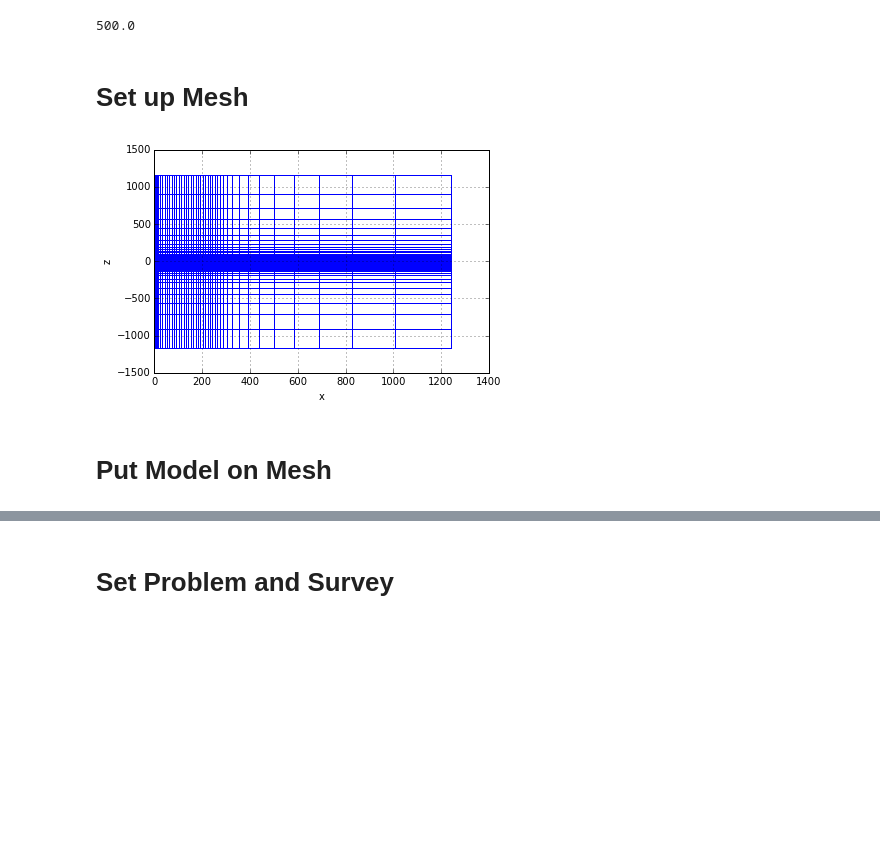
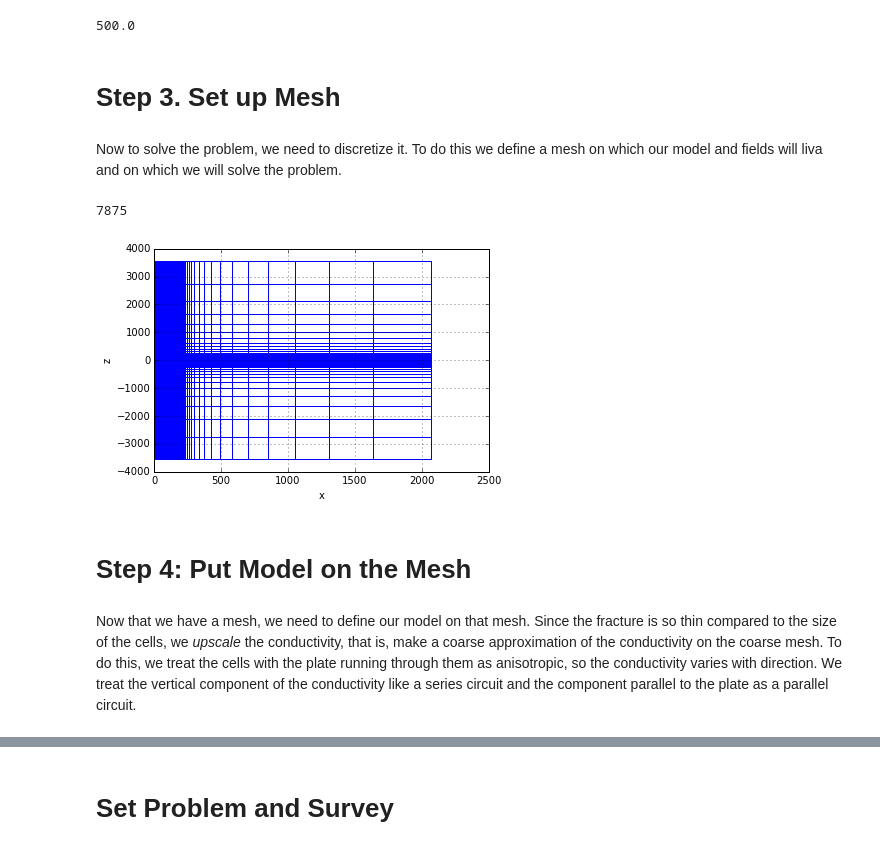
Before and after one commit to lheagy/Tutorials, a Jupyter notebook: PlateInCylindricalCoord.ipynb, the cells around one changed output, grey strips where cells are left out. Drawn from its saved outputs; the diff is of its cells as text; code cells hidden in the pictures; blank space fills up the shorter version.

Commit message:
using isotropic model, updated documentation

```diff
--- a/PlateInCylindricalCoord.ipynb
+++ b/PlateInCylindricalCoord.ipynb
@@ -43,18 +68,24 @@ print(delta)
 # %% [output]
 500.0
 # %% [markdown]
-# Set up Mesh
+# Step 3. Set up Mesh
+# %% [markdown]
+Now to solve the problem, we need to discretize it. To do this we define a mesh on which our model and fields will liva and on which we will solve the problem.
 # %%
-# set up a mesh
-csx, ncx, npadx = 10.,  25, 12 # x- direction
-csz, ncz, npadz = 5  ,  31, 15 # z-direction
-hx = Utils.meshTensor([(csx,npadx,-0.7), (csx,ncx), (csx,npadx,1.3)])
-hz = Utils.meshTensor([(csz,npadz,-1.3), (csz,ncz), (csz,npadz,1.3)])
-mesh = Mesh.CylMesh([hx,1,hz], [0.,0,-hz.sum()/2.])
-mesh.plotGrid()
+# set up a mesh (all units are meters)
+csx, ncx, npadx = 5 , 41, 17 # cell size, number of core cells, number of padding cells in the x- direction
+csz, ncz, npadz = 2.5 , 61, 22 # cell size, number of core cells, number of padding cells in the z- direction
+hx = Utils.meshTensor([(csx,npadx,-0.7), (csx,ncx), (csx,npadx,1.3)]) # vector of cell widths in the x-direction
+hz = Utils.meshTensor([(csz,npadz,-1.3), (csz,ncz), (csz,npadz,1.3)]) # vector of cell widths in the z-direction
+mesh = Mesh.CylMesh([hx,1,hz], [0.,0,-hz.sum()/2.]) # define the cylindrical mesh using SimPEG
+mesh.plotGrid() # Plot the mesh
+print mesh.nC
 # %% [output]
+7875
-[figure, old version]
+[figure, new version]
 # %% [markdown]
-# Put Model on Mesh
+# Step 4: Put Model on the Mesh
+# %% [markdown]
+Now that we have a mesh, we need to define our model on that mesh. Since the fracture is so thin compared to the size of the cells, we *upscale* the conductivity, that is, make a coarse approximation of the conductivity on the coarse mesh. To do this, we treat the cells with the plate running through them as anisotropic, so the conductivity varies with direction. We treat the vertical component of the conductivity like a series circuit and the component parallel to the plate as a parallel circuit.
 # %%
 # find where in the mesh the circle and disc should be
```
Also changed, not shown: parts of 23 cells of this notebook.
